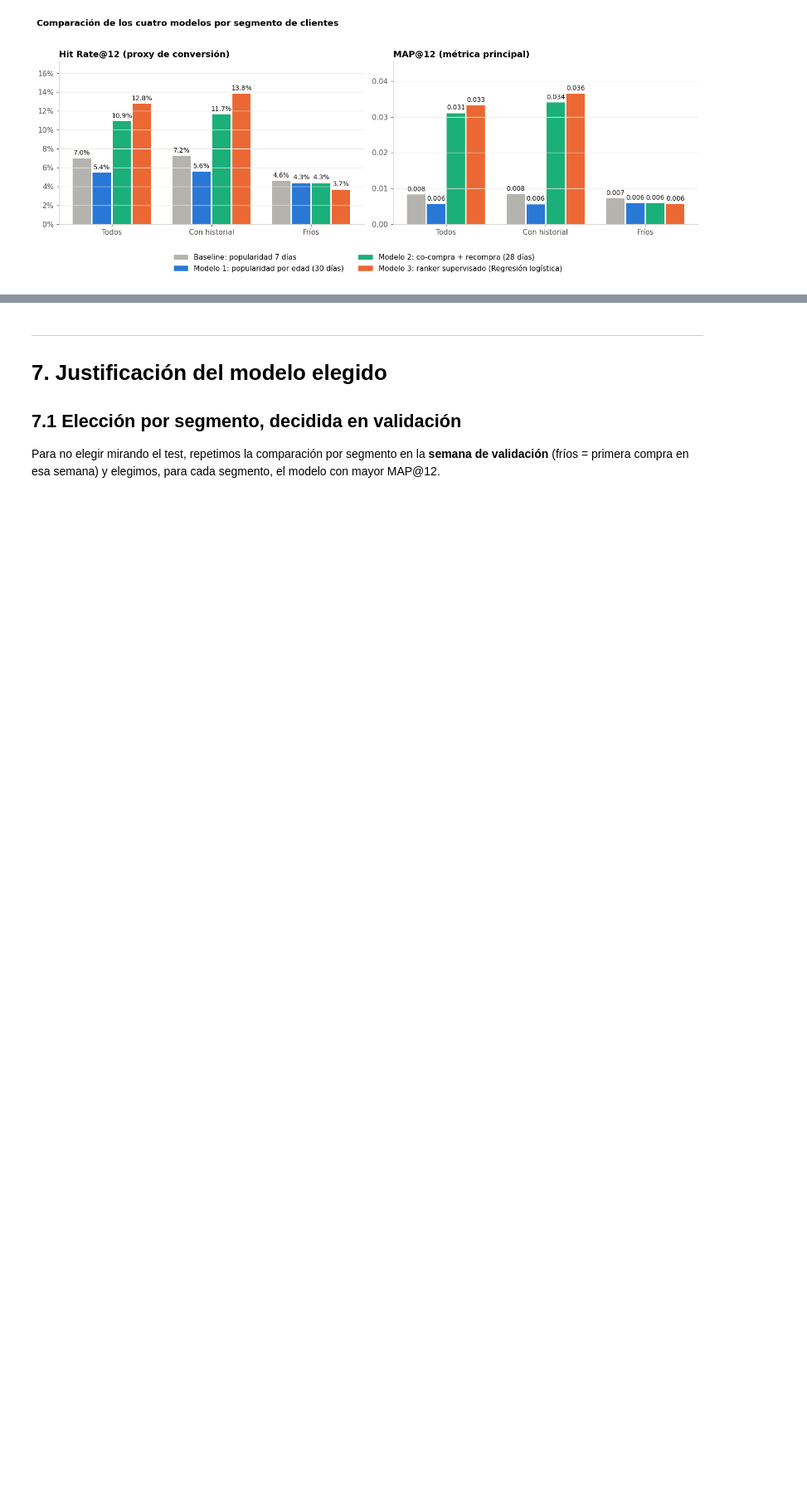
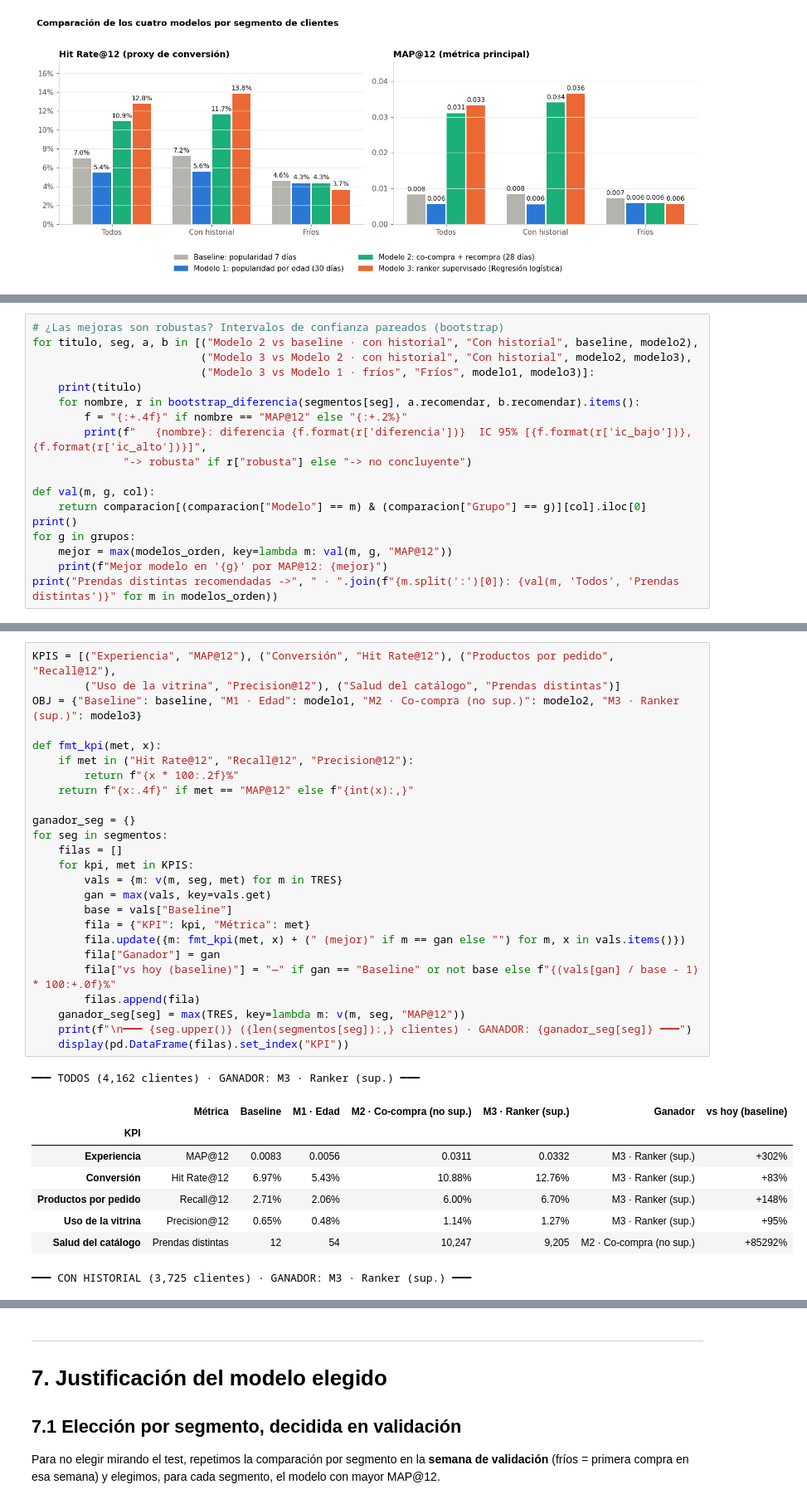
Before and after one commit to henrydatasciencegrupo/Outfit_Analytics_DataScience_Proyecto_Final, a Jupyter notebook: notebooks/04_pipeline_modelos.ipynb, the cells around one changed output, grey strips where cells are left out. Shown at 83% size. Saved outputs shown, nothing was run; the diff lists cells and outputs as text; blank space fills up the shorter version.

```diff
--- a/notebooks/04_pipeline_modelos.ipynb
+++ b/notebooks/04_pipeline_modelos.ipynb
@@ -1438,0 +1002,18 @@ H&M implementa **un solo modelo**: personaliza a quien ya compró y, a quien lle
+# %%
+# ¿Las mejoras son robustas? Intervalos de confianza pareados (bootstrap)
+for titulo, seg, a, b in [("Modelo 2 vs baseline · con historial", "Con historial", baseline, modelo2),
+                          ("Modelo 3 vs Modelo 2 · con historial", "Con historial", modelo2, modelo3),
+                          ("Modelo 3 vs Modelo 1 · fríos", "Fríos", modelo1, modelo3)]:
+    print(titulo)
+    for nombre, r in bootstrap_diferencia(segmentos[seg], a.recomendar, b.recomendar).items():
+        f = "{:+.4f}" if nombre == "MAP@12" else "{:+.2%}"
+        print(f"   {nombre}: diferencia {f.format(r['diferencia'])}  IC 95% [{f.format(r['ic_bajo'])}, {f.format(r['ic_alto'])}]",
+              "-> robusta" if r["robusta"] else "-> no concluyente")
+
+def val(m, g, col):
+    return comparacion[(comparacion["Modelo"] == m) & (comparacion["Grupo"] == g)][col].iloc[0]
+print()
+for g in grupos:
+    mejor = max(modelos_orden, key=lambda m: val(m, g, "MAP@12"))
+    print(f"Mejor modelo en '{g}' por MAP@12: {mejor}")
+print("Prendas distintas recomendadas ->", " · ".join(f"{m.split(':')[0]}: {val(m, 'Todos', 'Prendas distintas')}" for m in modelos_orden))
@@ -1438,0 +1141,35 @@ H&M implementa **un solo modelo**: personaliza a quien ya compró y, a quien lle
+# %%
+KPIS = [("Experiencia", "MAP@12"), ("Conversión", "Hit Rate@12"), ("Productos por pedido", "Recall@12"),
+        ("Uso de la vitrina", "Precision@12"), ("Salud del catálogo", "Prendas distintas")]
+OBJ = {"Baseline": baseline, "M1 · Edad": modelo1, "M2 · Co-compra (no sup.)": modelo2, "M3 · Ranker (sup.)": modelo3}
+
+def fmt_kpi(met, x):
+    if met in ("Hit Rate@12", "Recall@12", "Precision@12"):
+        return f"{x * 100:.2f}%"
+    return f"{x:.4f}" if met == "MAP@12" else f"{int(x):,}"
+
+ganador_seg = {}
+for seg in segmentos:
+    filas = []
+    for kpi, met in KPIS:
+        vals = {m: v(m, seg, met) for m in TRES}
+        gan = max(vals, key=vals.get)
+        base = vals["Baseline"]
+        fila = {"KPI": kpi, "Métrica": met}
+        fila.update({m: fmt_kpi(met, x) + (" (mejor)" if m == gan else "") for m, x in vals.items()})
+        fila["Ganador"] = gan
+        fila["vs hoy (baseline)"] = "—" if gan == "Baseline" or not base else f"{(vals[gan] / base - 1) * 100:+.0f}%"
+        filas.append(fila)
+    ganador_seg[seg] = max(TRES, key=lambda m: v(m, seg, "MAP@12"))
+    print(f"\n━━━ {seg.upper()} ({len(segmentos[seg]):,} clientes) · GANADOR: {ganador_seg[seg]} ━━━")
+    display(pd.DataFrame(filas).set_index("KPI"))
+# %% [output]
+━━━ TODOS (4,162 clientes) · GANADOR: M3 · Ranker (sup.) ━━━
+|  | Métrica | Baseline | M1 · Edad | M2 · Co-compra (no sup.) | M3 · Ranker (sup.) | Ganador | vs hoy (baseline) |
+| KPI |  |  |  |  |  |  |  |
+| Experiencia | MAP@12 | 0.0083 | 0.0056 | 0.0311 | 0.0332 | M3 · Ranker (sup.) | +302% |
+| Conversión | Hit Rate@12 | 6.97% | 5.43% | 10.88% | 12.76% | M3 · Ranker (sup.) | +83% |
+| Productos por pedido | Recall@12 | 2.71% | 2.06% | 6.00% | 6.70% | M3 · Ranker (sup.) | +148% |
+| Uso de la vitrina | Precision@12 | 0.65% | 0.48% | 1.14% | 1.27% | M3 · Ranker (sup.) | +95% |
+| Salud del catálogo | Prendas distintas | 12 | 54 | 10,247 | 9,205 | M2 · Co-compra (no sup.) | +85292% |
+━━━ CON HISTORIAL (3,725 clientes) · GANADOR: M3 · Ranker (sup.) ━━━
```
Also changed, not shown: parts of 96 cells of this notebook, 25 other files.
